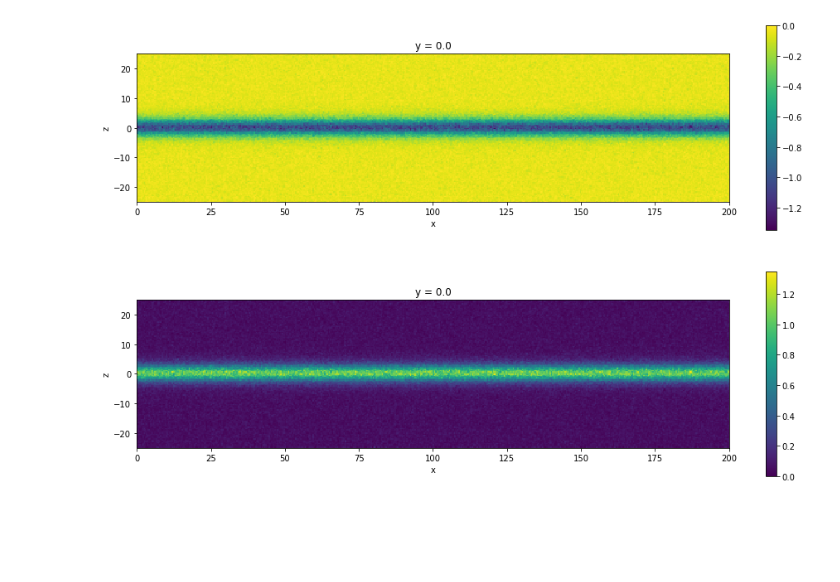
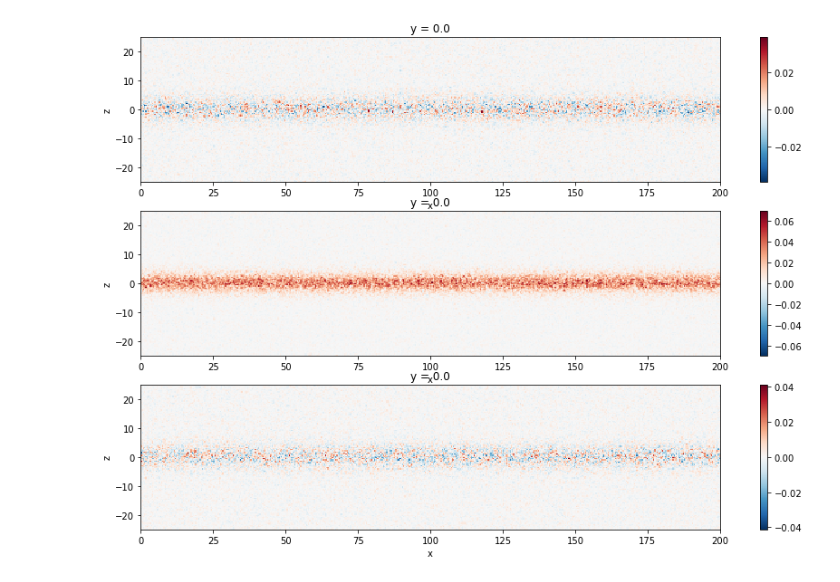
Before and after one commit to germasch/psc, a Jupyter notebook: python/psc_harris_xz.ipynb, the cells around one changed output. Cells and saved outputs as stored; diff of their text form; code cells hidden in the pictures; blank space fills up the shorter version.

```diff
--- a/python/psc_harris_xz.ipynb
+++ b/python/psc_harris_xz.ipynb
@@ -77,4 +82,4 @@ plot_fields(['hx_fc', 'hy_fc', 'hz_fc'])
-# %%
-plot_fields(['rho_nc_e', 'rho_nc_i'])
-# %% [output]
-[figure, removed]
+# %%
+plot_fields(['jx_nc_e', 'jy_nc_e', 'jz_nc_e'])
+# %% [output]
+[figure, added]
```
Also changed, not shown: parts of 3 cells of this notebook, 5 other files.
